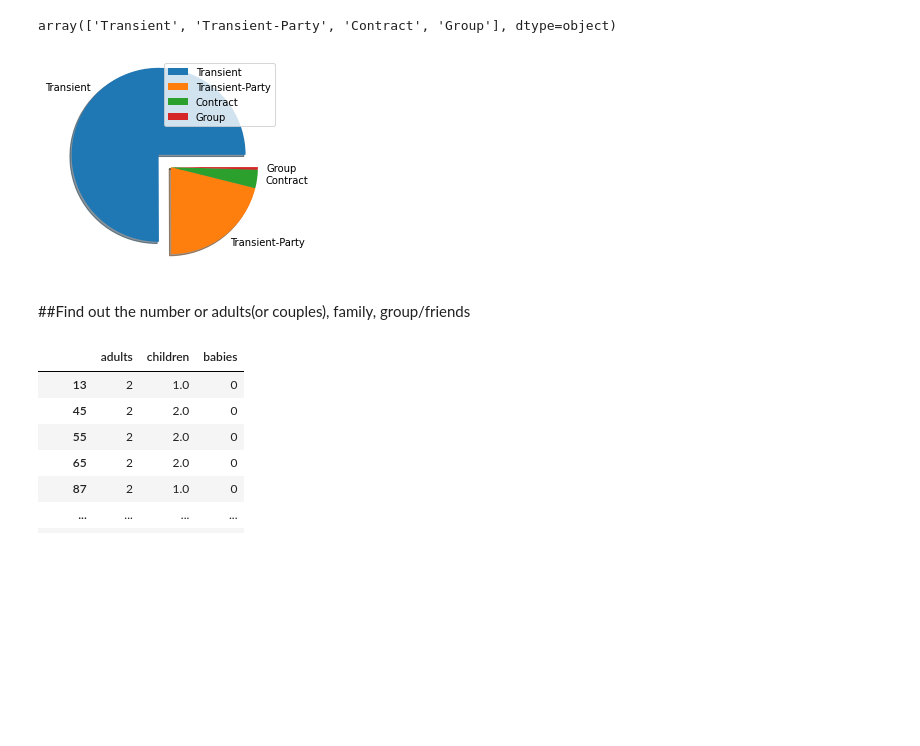
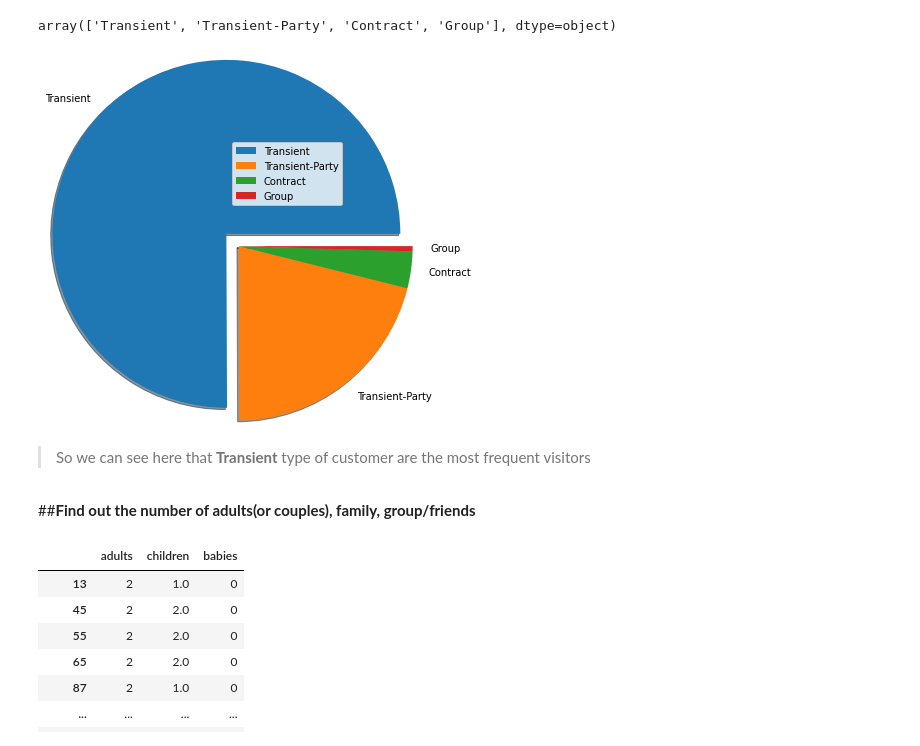
Before and after one commit to smkmohsin/hotel-booking-data-analysis, a Jupyter notebook: Hotel_Booking_Analysis_Sheikh_Mohsin_Kader.ipynb, the cells around one changed output. Saved outputs shown, nothing was run; the diff lists cells and outputs as text; code cells hidden in the pictures; blank space fills up the shorter version.

```diff
--- a/Hotel_Booking_Analysis_Sheikh_Mohsin_Kader.ipynb
+++ b/Hotel_Booking_Analysis_Sheikh_Mohsin_Kader.ipynb
@@ -217,10 +180,14 @@ array(['Transient', 'Transient-Party', 'Contract', 'Group'], dtype=object)
 # %%
 #Ploting pie plot
 myexplode = [0.2, 0, 0, 0]
-plt.pie(cust_count_values, labels = cust_type_labels, explode = myexplode, shadow = True)
+plt.pie(cust_count_values, labels = cust_type_labels,radius = 2, explode= myexplode, shadow = True)
 plt.legend()
 plt.show()
 # %% [output]
-[figure, old version]
+[figure, new version]
+# %% [markdown]
+
+
+> So we can see here that **Transient** type of customer are the most frequent visitors
 # %% [markdown]
-##Find out the number or adults(or couples), family, group/friends
+##**Find out the number of adults(or couples), family, group/friends**
```
Also changed, not shown: parts of 54 cells of this notebook.
